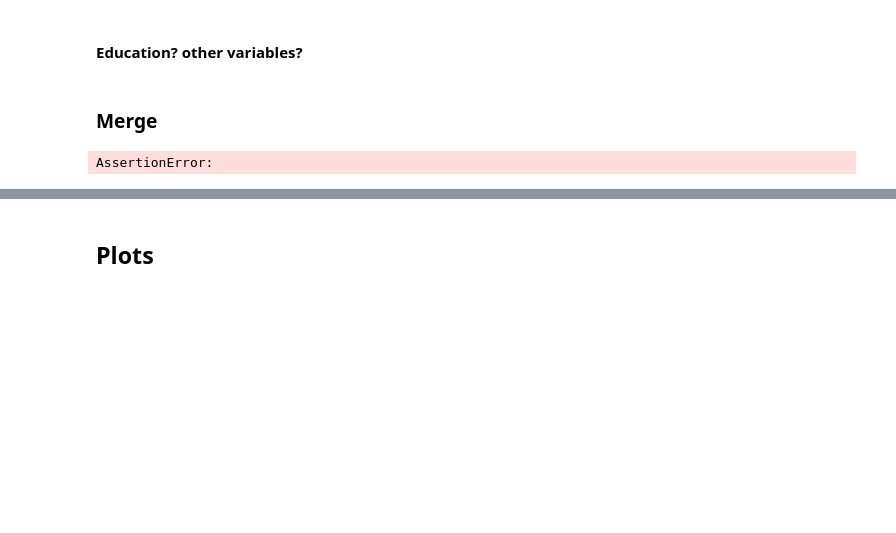
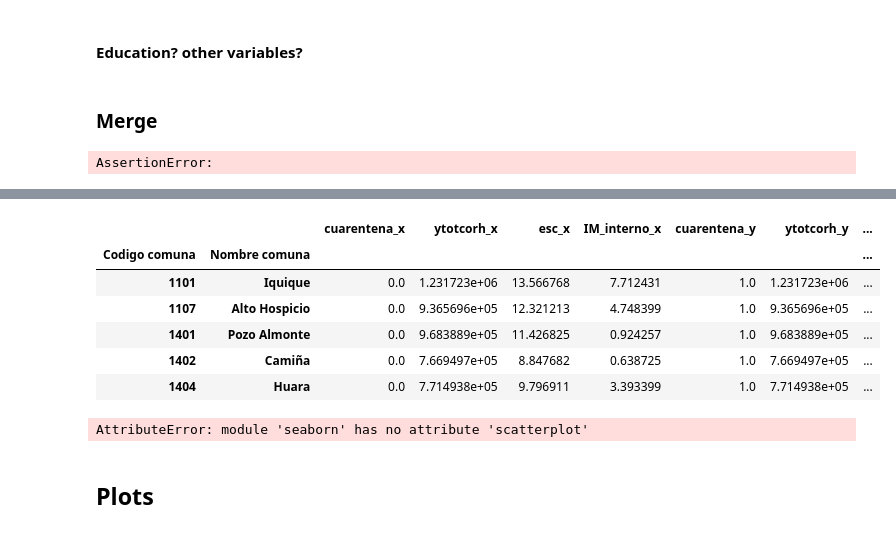
Before and after one commit to cdagnino/mobility_and_comuna, a Jupyter notebook: main.ipynb, the cells around one changed output, grey strips where cells are left out. Saved outputs shown, nothing was run; the diff lists cells and outputs as text; code cells hidden in the pictures; blank space fills up the shorter version.

```diff
--- a/main.ipynb
+++ b/main.ipynb
@@ -60,3 +167,28 @@ df['density'] = df['Poblacion'] / df['Superficie_km2']
+# %%
+df_new = df_grouped.reset_index()
+df_new.set_index(['Codigo comuna', 'Nombre comuna'], inplace=True)
+
+df_antes = df_new[df_new.cuarentena == 0]
+df_despues = df_new[df_new.cuarentena == 1]
+
+df_new_new = df_antes.merge(df_despues, left_index = True, right_index = True)
+
+df_new_new['change'] = df_new_new['IM_interno_y'] / df_new_new['IM_interno_x']
+df_new_new.head()
+# %% [output]
+|  |  | cuarentena_x | ytotcorh_x | esc_x | IM_interno_x | cuarentena_y | ytotcorh_y | ... |
+| Codigo comuna | Nombre comuna |  |  |  |  |  |  | ... |
+| 1101 | Iquique | 0.0 | 1.231723e+06 | 13.566768 | 7.712431 | 1.0 | 1.231723e+06 | ... |
+| 1107 | Alto Hospicio | 0.0 | 9.365696e+05 | 12.321213 | 4.748399 | 1.0 | 9.365696e+05 | ... |
+| 1401 | Pozo Almonte | 0.0 | 9.683889e+05 | 11.426825 | 0.924257 | 1.0 | 9.683889e+05 | ... |
+| 1402 | Camiña | 0.0 | 7.669497e+05 | 8.847682 | 0.638725 | 1.0 | 7.669497e+05 | ... |
+| 1404 | Huara | 0.0 | 7.714938e+05 | 9.796911 | 3.393399 | 1.0 | 7.714938e+05 | ... |
+# %%
+ax = sns.scatterplot(x="change", y="ytotcorh_x",
+                     data=df_new_new)
+ax.set_title("Comunas en Chile \n % de cambio de movilidad vs porc pobreza")
+# %% [output]
+AttributeError: module 'seaborn' has no attribute 'scatterplot'
 # %% [markdown]
 ## Plots
 # %%
```
Also changed, not shown: parts of 17 cells of this notebook.
